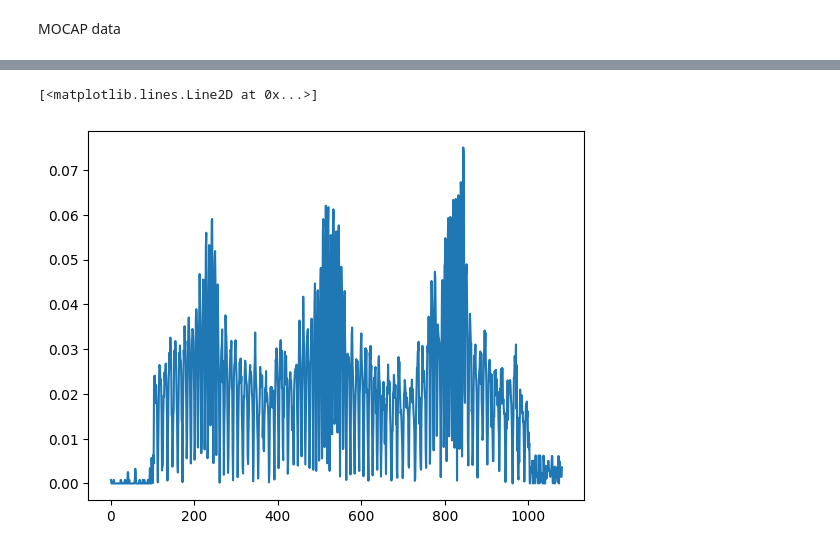
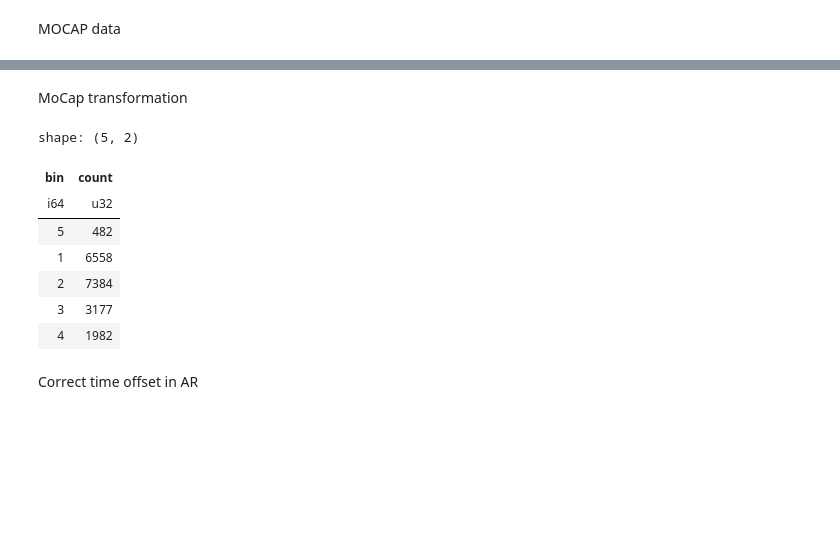
Before and after one commit to SujithChristopher/armbo, a Jupyter notebook: speed_bins/getting_bins.ipynb, the cells around one changed output, grey strips where cells are left out. Drawn from its saved outputs; the diff is of its cells as text; code cells hidden in the pictures; blank space fills up the shorter version.

```diff
--- a/speed_bins/getting_bins.ipynb
+++ b/speed_bins/getting_bins.ipynb
@@ -233,22 +238,0 @@ rotMat = np.hstack((vxnorm, vynorm, vznorm)) # rotation matrix
-# %%
-def apply_rot_mat(mc_val, rotMat, org):
-    return (rotMat.T @ (mc_val - org)).T[0]
-
-# This cell is optimized to run faster using polars
-_mc_df = _mocap_df[["time", _om["x"], _om["y"], _om["z"]]].copy()
-_mc_df = _mc_df.rename(columns={_om["x"]: "x", _om["y"]: "y", _om["z"]: "z"})
-# _mc_df = _mc_df.astype({"x": np.float64, "y": np.float64, "z": np.float64})
-
-_mc_pl_df = pl.from_pandas(_mc_df)
-
-my_dict = {"x":[],"y":[],"z":[]}
-
-for i in tqdm(range(len(_mc_df))):
-    _x, _y, _z = apply_rot_mat(_mc_pl_df[i, 1:].to_numpy().T, rotMat, org)
-    my_dict["x"].append(_x)
-    my_dict["y"].append(_y)
-    my_dict["z"].append(_z)
-
-_mc_df["x"] = my_dict["x"]
-_mc_df["y"] = my_dict["y"]
-_mc_df["z"] = my_dict["z"]
@@ -260,5 +239,2 @@ plt.plot(ar_df["time"], ar_df["z"], label="x")
-# %%
-plt.plot(abs(ar_df['z'].diff()))
-# %% [output]
-[<matplotlib.lines.Line2D at 0x...>]
-[figure, removed]
+# %% [markdown]
+MoCap transformation
@@ -264,0 +250,21 @@ plt.plot(abs(ar_df['z'].diff()))
+# %%
+velocity_cuts = np.nanmax(abs(_mc_df['x'].diff()/0.01))/5
+_vel_bins = []
+for i in range(5):
+    _vel_bins.append((i)*velocity_cuts)
+# %%
+bin_idx = np.digitize(abs(_mc_df['x'].diff()/0.01), bins=_vel_bins, right=True)
+bin_df = pl.Series("bin",bin_idx)
+_mc_df.insert_at_idx(4,bin_df)
+_mc_df.groupby("bin", maintain_order=True).count()
+# %% [output]
+shape: (5, 2)
+| bin | count |
+| i64 | u32 |
+| 5 | 482 |
+| 1 | 6558 |
+| 2 | 7384 |
+| 3 | 3177 |
+| 4 | 1982 |
+# %% [markdown]
+Correct time offset in AR
```
Also changed, not shown: parts of 18 cells of this notebook, 5 other files.
